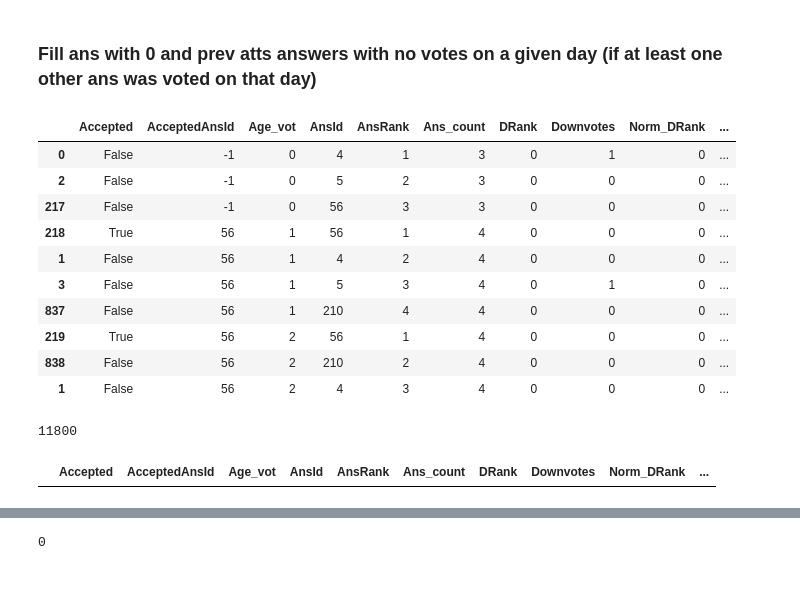
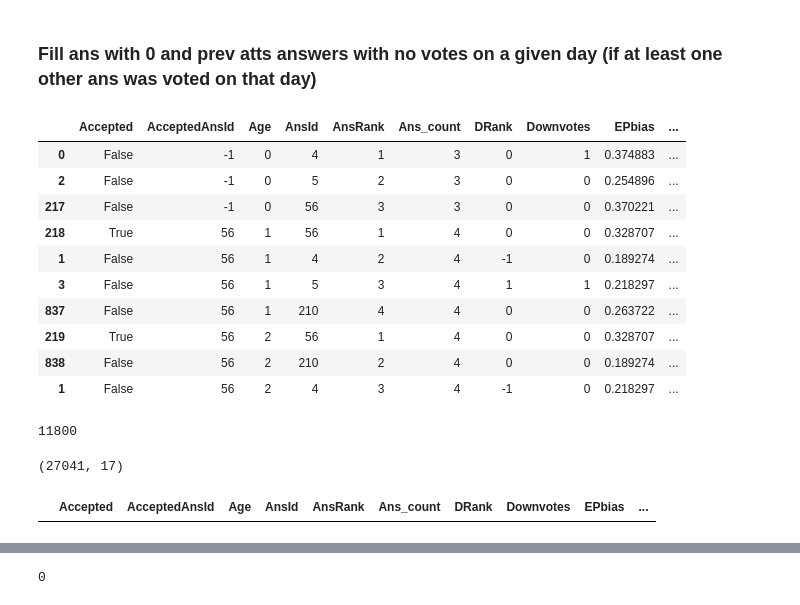
Before and after one commit to JoelDan192/Predictive-model-for-the-voting-system-in-SE-network, a Jupyter notebook: results/Dataset_groups.ipynb, the cells around one changed output, grey strips where cells are left out. Saved outputs shown, nothing was run; the diff lists cells and outputs as text; code cells hidden in the pictures.

```diff
--- a/results/Dataset_groups.ipynb
+++ b/results/Dataset_groups.ipynb
@@ -92,6 +99,9 @@ def pad_votes(df,a,q,aid_idx,index_gen):
         by_SE = aid_idx[q].sort_values(by=['Accepted','Score'],ascending=[False,False])
         by_SE.loc[:,'SeRank'] = range(1,int(by_SE.shape[0])+1)
         aid_idx[q].loc[:,'DRank'] = by_SE['SeRank'] - by_ReScore['ReRank']
+        aid_idx[q].loc[:,'EPbias'] = pd.merge(epbias_idx,aid_idx[q][['AnsRank','Ans_count']],how='inner',
+                                              on=['AnsRank','Ans_count'],left_index=True)['EPbias']
+
     else:
         padding_aids = set(aid_idx[q].AnsId).difference(set(df.AnsId))
         df_padding_aids = aid_idx[q][aid_idx[q].AnsId.isin(padding_aids)]
@@ -112,19 +122,22 @@ def pad_votes(df,a,q,aid_idx,index_gen):
         aid_idx[q].loc[:,'AnsRank'] = range(1,tot_ans+1)
         aid_idx[q].loc[:,'Ans_count'] = tot_ans
         aid_idx[q].loc[aid_idx[q].AnsId.isin(padding_aids),['Votes']] = 0
-        aid_idx[q].loc[aid_idx[q].AnsId.isin(padding_aids),['Age_vot']] = a
+        aid_idx[q].loc[aid_idx[q].AnsId.isin(padding_aids),['Age']] = a
         aid_idx[q][aid_idx[q].AnsId.isin(padding_aids)].index = [index_gen.next() for i in range(len(padding_aids))]
+        aid_idx[q].loc[:,'EPbias'] = pd.merge(epbias_idx,aid_idx[q][['AnsRank','Ans_count']],how='inner',
+                                              on=['AnsRank','Ans_count'],left_index=True)['EPbias']
     return aid_idx[q]
 # %% [markdown]
 ## Introduce null row for the first day
 # %%
 get_idx = idx_gen(votes)
-get_null_row = lambda df,ans_c,age,a_id,q_id: pd.DataFrame({'QuestionId':[q_id],'AnsId':[a_id],'Age_vot':[age-1],'Norm_Pos':[1],'Norm_DRank':[0.0],'Ans_count':[ans_c],
-                                       'ReScore':[0.0],'AnsRank':[ans_c],'Votes':[0],
-                                            'Score':[0],'Upvotes':[0],'Downvotes':[0]},index=[get_idx.next()])
+get_null_row = lambda df,ans_c,age,a_id,q_id: pd.DataFrame(
+    {'QuestionId':[q_id],'AnsId':[a_id],'Age':[age-1],'Norm_Pos':[1],'Norm_DRank':[0.0],'Ans_count':[ans_c-1],
+        'ReScore':[0.0],'AnsRank':[ans_c-1],'Votes':[0], 'EPbias':[0],
+        'Score':[0],'Upvotes':[0],'Downvotes':[0]},index=[get_idx.next()])
 #Votes:[0] etc will be shifted anyways
-append_null_day = lambda df: get_null_row(df,df.sort_values(by='Age_vot').Ans_count.iloc[0],int(df['Age_vot'].min()),df.AnsId.iloc[0],df.QuestionId.iloc[0]).append(df)
+append_null_day = lambda df: get_null_row(df,df.sort_values(by='Age').Ans_count.iloc[0],int(df['Age'].min()),df.AnsId.iloc[0],df.QuestionId.iloc[0]).append(df)
 votes = votes.groupby(['AnsId']).apply(append_null_day).reset_index(level=[0],drop=True)
-votes.loc[:,'Age_vot'] = votes['Age_vot'] + 1
+votes.loc[:,'Age'] = votes['Age'] + 1
 votes.head()
 # %% [output]
@@ -152,11 +165,11 @@ votes.shape
 # %% [markdown]
 ### Shift Votes One day before
 # %%
-atts_sft = ['Score','QuestionId','Age_vot','Norm_Pos','Norm_DRank','Ans_count','ReScore','AnsRank','AcceptedAnsId']
+atts_sft = ['Score','EPbias','QuestionId','Age','Norm_Pos','Norm_DRank','Ans_count','ReScore','AnsRank','AcceptedAnsId']
 select = lambda df,one_vote=True: df[atts_sft + ['Votes','Upvotes','Downvotes']] if one_vote else df[atts_sft]
 shift = lambda df,att : df[att].shift(-1)#.ffill()
 shift_select = lambda df: select(df) if df.shape[0]==1 else pd.concat([select(df,one_vote=False),shift(df,'Votes'),shift(df,'Upvotes'),shift(df,'Downvotes')],axis=1)
-shift_votes = lambda df: shift_select(df.sort_values(by='Age_vot'))
+shift_votes = lambda df: shift_select(df.sort_values(by='Age'))
 
 votes = votes.groupby(['AnsId']).apply(shift_votes).reset_index(level=[0],drop=False)
 votes = votes[(votes.Upvotes.notnull())|(votes.Downvotes.notnull())|(votes.Votes.notnull())] #drop last registered day for each ans
@@ -175,7 +188,7 @@ def clean_acc(df):
         return df
     df.loc[df.AcceptedAnsId==-1,'AcceptedAnsId'] = df[df.AcceptedAnsId!=-1].AcceptedAnsId.iloc[0]
     return df
-votes = votes.groupby(['QuestionId','Age_vot']).apply(clean_acc).reset_index(drop=True)
+votes = votes.groupby(['QuestionId','Age']).apply(clean_acc).reset_index(drop=True)
 # %%
 #Test if accepted ans is homogeneous
 homogeneous = votes.groupby(['QuestionId',
@@ -200,26 +213,26 @@ sum(votes.Votes==0) # MUST BE ZERO
 # %%
 from collections import defaultdict
 #VERY expensive transformation
 padded_votes = pd.DataFrame()
 genidx = idx_gen(votes)
 ans_index = defaultdict(lambda: pd.DataFrame()) #Qid,AnsId,Position
 for q,g_q in votes.groupby(['QuestionId']):
-    for a,g_a in g_q.sort_values(by='Age_vot').groupby(['Age_vot']):
+    for a,g_a in g_q.sort_values(by='Age').groupby(['Age']):
         padded_votes = padded_votes.append(pad_votes(g_a,a,q,ans_index,genidx))
 
 padded_votes.head(10)
 # %% [output]
-|  | Accepted | AcceptedAnsId | Age_vot | AnsId | AnsRank | Ans_count | DRank | Downvotes | Norm_DRank | ... |
-| 0 | False | -1 | 0 | 4 | 1 | 3 | 0 | 1 | 0 | ... |
-| 2 | False | -1 | 0 | 5 | 2 | 3 | 0 | 0 | 0 | ... |
-| 217 | False | -1 | 0 | 56 | 3 | 3 | 0 | 0 | 0 | ... |
-| 218 | True | 56 | 1 | 56 | 1 | 4 | 0 | 0 | 0 | ... |
-| 1 | False | 56 | 1 | 4 | 2 | 4 | 0 | 0 | 0 | ... |
-| 3 | False | 56 | 1 | 5 | 3 | 4 | 0 | 1 | 0 | ... |
-| 837 | False | 56 | 1 | 210 | 4 | 4 | 0 | 0 | 0 | ... |
-| 219 | True | 56 | 2 | 56 | 1 | 4 | 0 | 0 | 0 | ... |
-| 838 | False | 56 | 2 | 210 | 2 | 4 | 0 | 0 | 0 | ... |
-| 1 | False | 56 | 2 | 4 | 3 | 4 | 0 | 0 | 0 | ... |
+|  | Accepted | AcceptedAnsId | Age | AnsId | AnsRank | Ans_count | DRank | Downvotes | EPbias | ... |
+| 0 | False | -1 | 0 | 4 | 1 | 3 | 0 | 1 | 0.374883 | ... |
+| 2 | False | -1 | 0 | 5 | 2 | 3 | 0 | 0 | 0.254896 | ... |
+| 217 | False | -1 | 0 | 56 | 3 | 3 | 0 | 0 | 0.370221 | ... |
+| 218 | True | 56 | 1 | 56 | 1 | 4 | 0 | 0 | 0.328707 | ... |
+| 1 | False | 56 | 1 | 4 | 2 | 4 | -1 | 0 | 0.189274 | ... |
+| 3 | False | 56 | 1 | 5 | 3 | 4 | 1 | 1 | 0.218297 | ... |
+| 837 | False | 56 | 1 | 210 | 4 | 4 | 0 | 0 | 0.263722 | ... |
+| 219 | True | 56 | 2 | 56 | 1 | 4 | 0 | 0 | 0.328707 | ... |
+| 838 | False | 56 | 2 | 210 | 2 | 4 | 0 | 0 | 0.189274 | ... |
+| 1 | False | 56 | 2 | 4 | 3 | 4 | -1 | 0 | 0.218297 | ... |
 # %%
 sum(padded_votes.Votes==0)
 # %% [output]
@@ -229,7 +242,13 @@ votes = padded_votes
 votes.loc[:,"Norm_DRank"] = votes['DRank']/votes['Ans_count']
 votes.loc[:,"Norm_Pos"] = votes['AnsRank']/votes['Ans_count']
 votes.loc[:,'Norm_Pos_2'] = np.square(votes['Norm_Pos'])
-# %%
-votes[votes.isnull().any(axis=1)]
-# %% [output]
-|  | Accepted | AcceptedAnsId | Age_vot | AnsId | AnsRank | Ans_count | DRank | Downvotes | Norm_DRank | ... |
+# %%
+votes.shape
+# %% [output]
+(27041, 17)
+# %%
+#EPbias is NaN for Ans_count=11 which we don't use in the Regression anyways. TODO:Add later
+votes.loc[votes.EPbias.isnull(),'EPbias'] = 0
+votes [votes.isnull().any(axis=1)]
+# %% [output]
+|  | Accepted | AcceptedAnsId | Age | AnsId | AnsRank | Ans_count | DRank | Downvotes | EPbias | ... |
```
Also changed, not shown: parts of 55 cells of this notebook, 43 other files.
